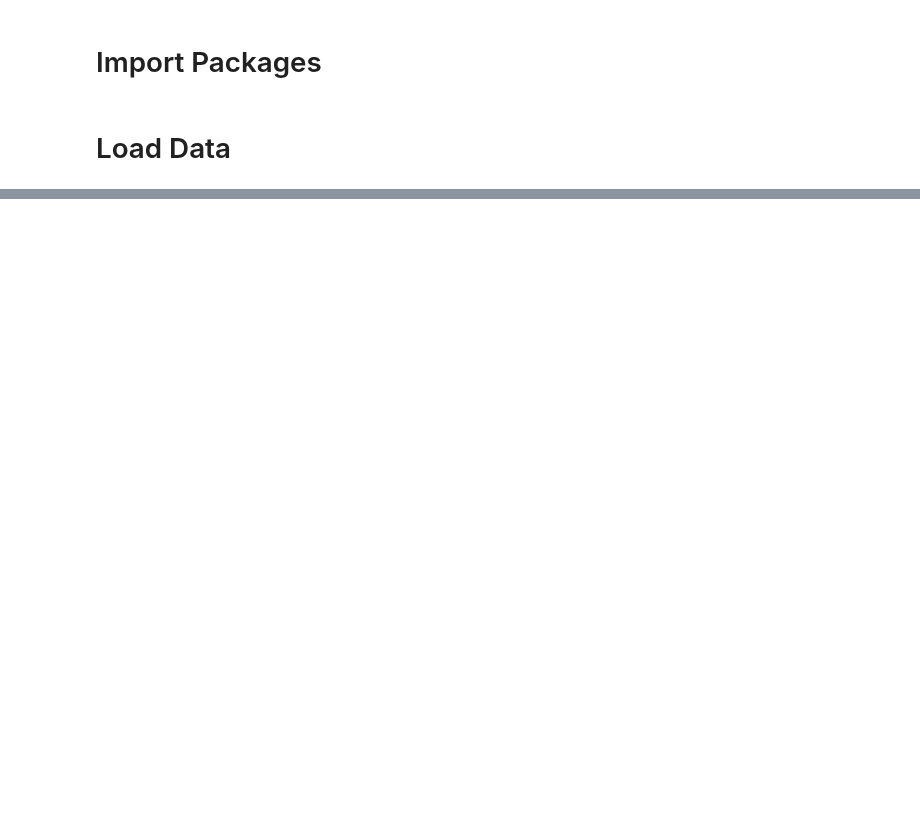
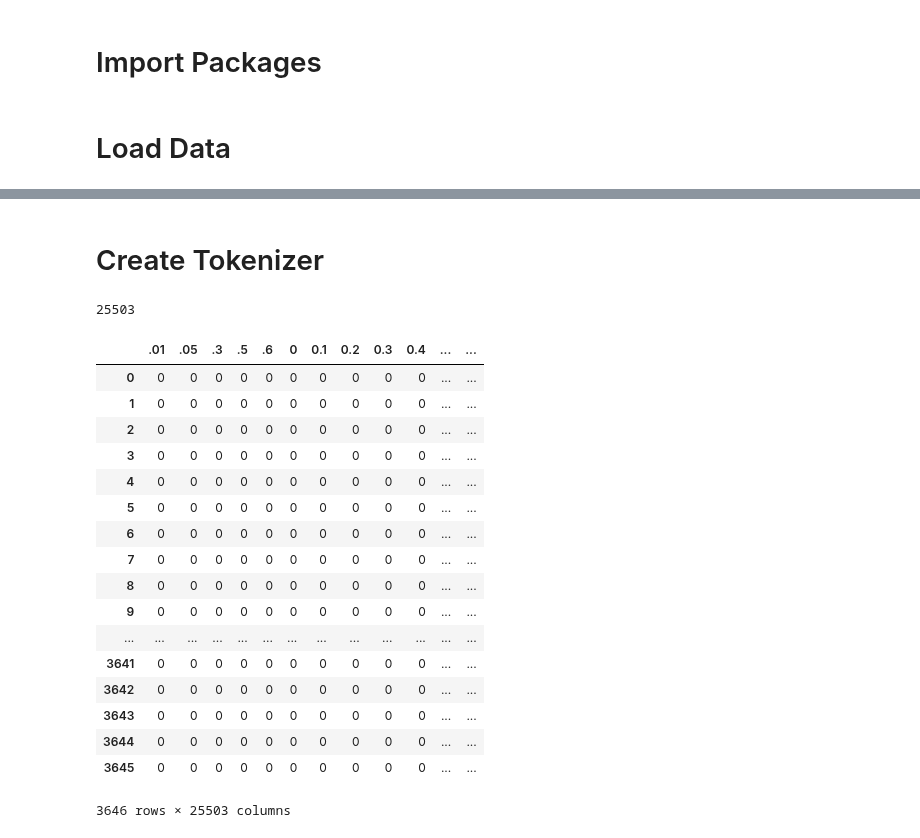
Before and after one commit to rweng18/ted_talks, a Jupyter notebook: topic_model.ipynb, the cells around one changed output, grey strips where cells are left out. Saved outputs shown, nothing was run; the diff lists cells and outputs as text; code cells hidden in the pictures; blank space fills up the shorter version.

Commit message:
work on tokenizer

```diff
--- a/topic_model.ipynb
+++ b/topic_model.ipynb
@@ -37,3 +37,5 @@ talk_df.head()
+# %% [markdown]
+# Create Tokenizer
 # %%
 # Create our list of punctuation marks
 punctuations = string.punctuation
@@ -43,9 +45,26 @@ nlp = spacy.load('en_core_web_sm')
 stop_words = spacy.lang.en.stop_words.STOP_WORDS
 
 def spacy_tokenizer(text):
-    # remove html tags from all of the text before processing
-    cleanr = re.compile('<.*?>')
-    cleantext = re.sub(cleanr, '', text)
+
+    # Remove audience reactions -- need to revisit (remove )
+    no_audience_reacts = text.replace('(Applause)', '').replace('(Laughter)', '').replace('(applause)', '').replace('(laughter)', '')
+
+    # Remove quotation marks
+    no_quotes = no_audience_reacts.replace('\"', ' ').replace('\'', ' ')
+
+    # Address hyphenation issue -- need to revisit
+    no_ism = no_quotes.replace('-ism', 'ism')
+
+    # Remove parentheses
+    no_parentheses = no_ism.replace('(', ' ').replace(')', ' ')
+
+    # Remove .., ..., ....
+    no_ellipses = no_parentheses.replace('....', '').replace('...', '').replace('..','')
+
+    # Replace all whitespace with one space
+    cleantext = ' '.join(no_ellipses.split())
+    cleantext = cleantext.strip()
+
     # Creating our token object, which is used to create documents with linguistic annotations.
     # we disabled the parser and ner parts of the pipeline in order to speed up parsing
     mytokens = nlp(cleantext, disable=['parser', 'ner'])
@@ -58,3 +77,14 @@ def spacy_tokenizer(text):
 
     # return preprocessed list of tokens
     return mytokens
+# %%
+cv = CountVectorizer(tokenizer=spacy_tokenizer, max_df=0.90, min_df=3, stop_words='english')
+# %%
+dtm = cv.fit_transform(talk_df.transcript)
+# %%
+len(cv.get_feature_names())
+# %% [output]
+25503
+# %%
+dtm_df = pd.DataFrame(dtm.toarray())
+dtm_df.columns = cv.get_feature_names()
@@ -60,0 +93,21 @@ def spacy_tokenizer(text):
+# %%
+dtm_df
+# %% [output]
+|  | .01 | .05 | .3 | .5 | .6 | 0 | 0.1 | 0.2 | 0.3 | 0.4 | ... | ... |
+| 0 | 0 | 0 | 0 | 0 | 0 | 0 | 0 | 0 | 0 | 0 | ... | ... |
+| 1 | 0 | 0 | 0 | 0 | 0 | 0 | 0 | 0 | 0 | 0 | ... | ... |
+| 2 | 0 | 0 | 0 | 0 | 0 | 0 | 0 | 0 | 0 | 0 | ... | ... |
+| 3 | 0 | 0 | 0 | 0 | 0 | 0 | 0 | 0 | 0 | 0 | ... | ... |
+| 4 | 0 | 0 | 0 | 0 | 0 | 0 | 0 | 0 | 0 | 0 | ... | ... |
+| 5 | 0 | 0 | 0 | 0 | 0 | 0 | 0 | 0 | 0 | 0 | ... | ... |
+| 6 | 0 | 0 | 0 | 0 | 0 | 0 | 0 | 0 | 0 | 0 | ... | ... |
+| 7 | 0 | 0 | 0 | 0 | 0 | 0 | 0 | 0 | 0 | 0 | ... | ... |
+| 8 | 0 | 0 | 0 | 0 | 0 | 0 | 0 | 0 | 0 | 0 | ... | ... |
+| 9 | 0 | 0 | 0 | 0 | 0 | 0 | 0 | 0 | 0 | 0 | ... | ... |
+| ... | ... | ... | ... | ... | ... | ... | ... | ... | ... | ... | ... | ... |
+| 3641 | 0 | 0 | 0 | 0 | 0 | 0 | 0 | 0 | 0 | 0 | ... | ... |
+| 3642 | 0 | 0 | 0 | 0 | 0 | 0 | 0 | 0 | 0 | 0 | ... | ... |
+| 3643 | 0 | 0 | 0 | 0 | 0 | 0 | 0 | 0 | 0 | 0 | ... | ... |
+| 3644 | 0 | 0 | 0 | 0 | 0 | 0 | 0 | 0 | 0 | 0 | ... | ... |
+| 3645 | 0 | 0 | 0 | 0 | 0 | 0 | 0 | 0 | 0 | 0 | ... | ... |
+3646 rows × 25503 columns
```
Also changed, not shown: parts of 3 cells of this notebook.
